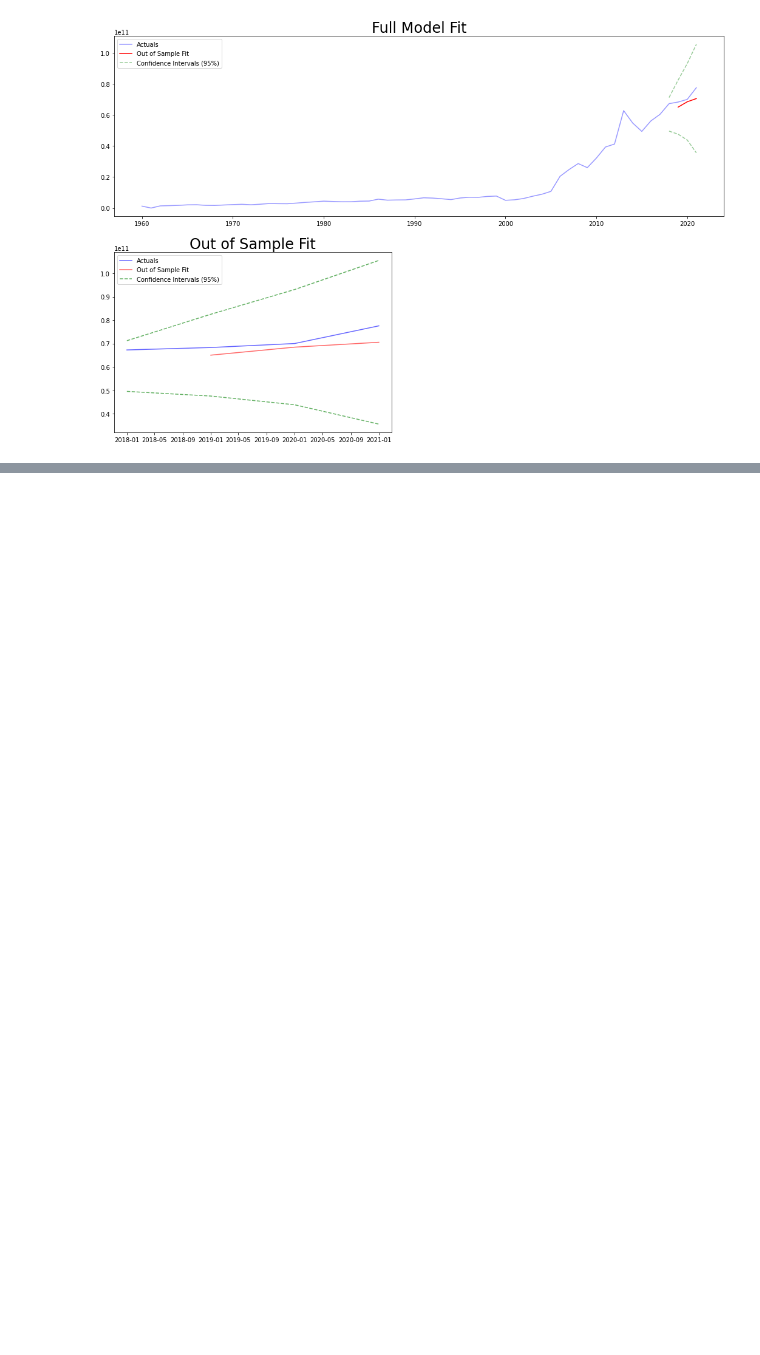
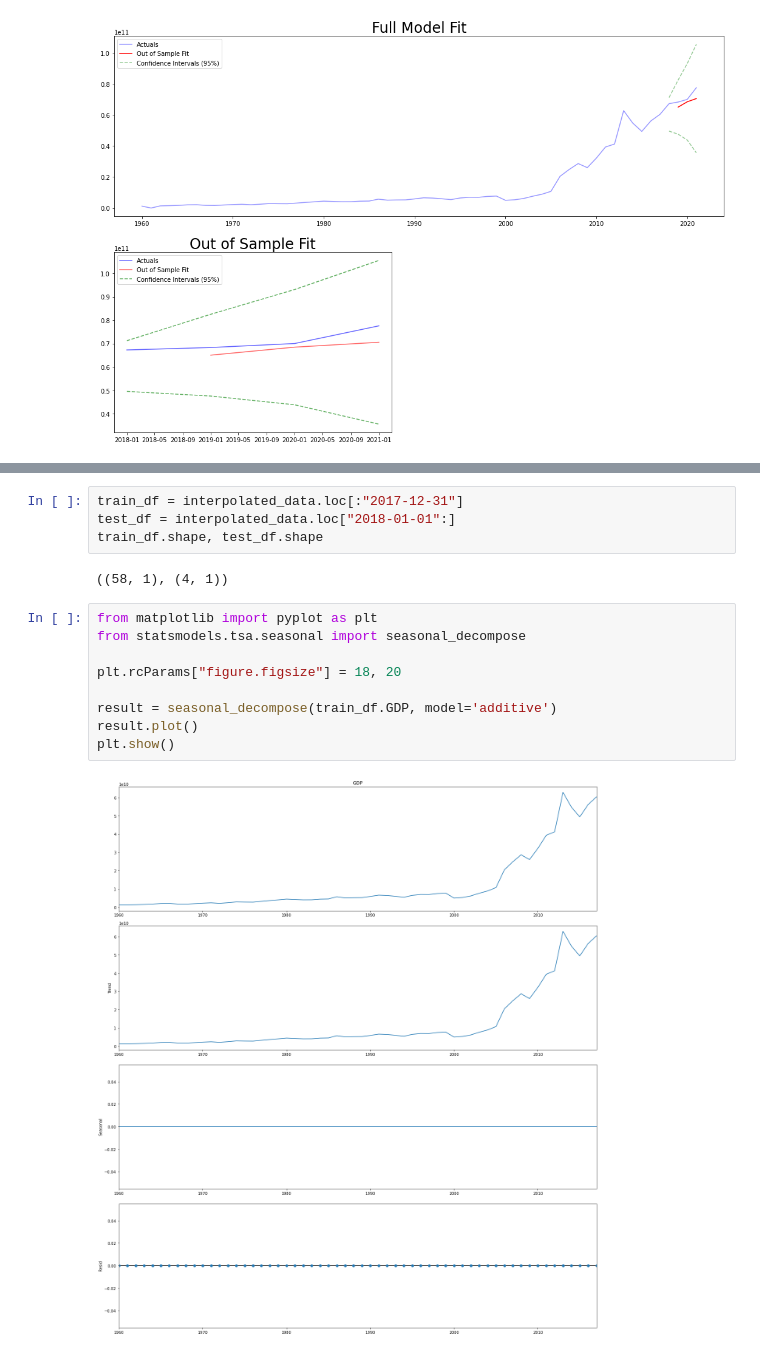
Before and after one commit to sphinxscorp/SF_data_science, a Jupyter notebook: MATH&ML-13. Временные ряды. Часть II/project-Ghana_GDP.ipynb, the cells around one changed output, grey strips where cells are left out. Cells and saved outputs as stored; diff of their text form; blank space fills up the shorter version.

```diff
--- a/MATH&ML-13. Временные ряды. Часть II/project-Ghana_GDP.ipynb
+++ b/MATH&ML-13. Временные ряды. Часть II/project-Ghana_GDP.ipynb
@@ -255,0 +306,17 @@ Warnings:
+# %%
+train_df = interpolated_data.loc[:"2017-12-31"]
+test_df = interpolated_data.loc["2018-01-01":]
+train_df.shape, test_df.shape
+# %% [output]
+((58, 1), (4, 1))
+# %%
+from matplotlib import pyplot as plt
+from statsmodels.tsa.seasonal import seasonal_decompose
+
+plt.rcParams["figure.figsize"] = 18, 20
+
+result = seasonal_decompose(train_df.GDP, model='additive')
+result.plot()
+plt.show()
+# %% [output]
+[figure, added]
```
Also changed, not shown: parts of 53 cells of this notebook.
